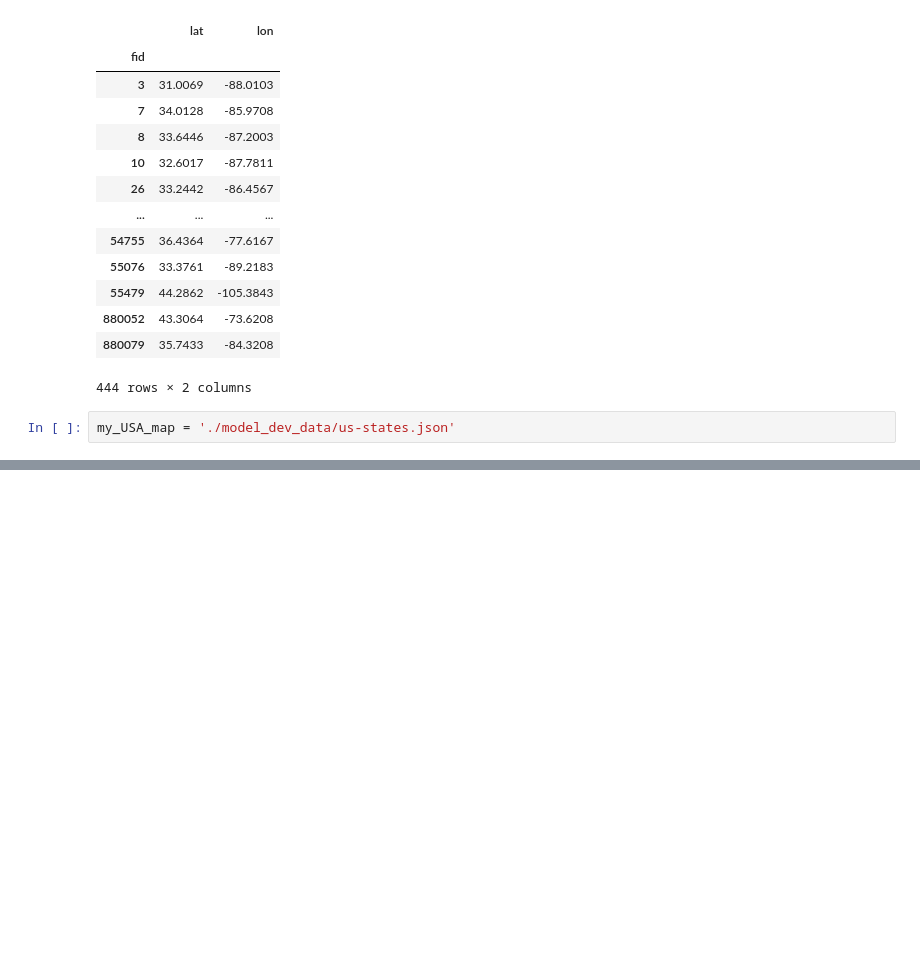
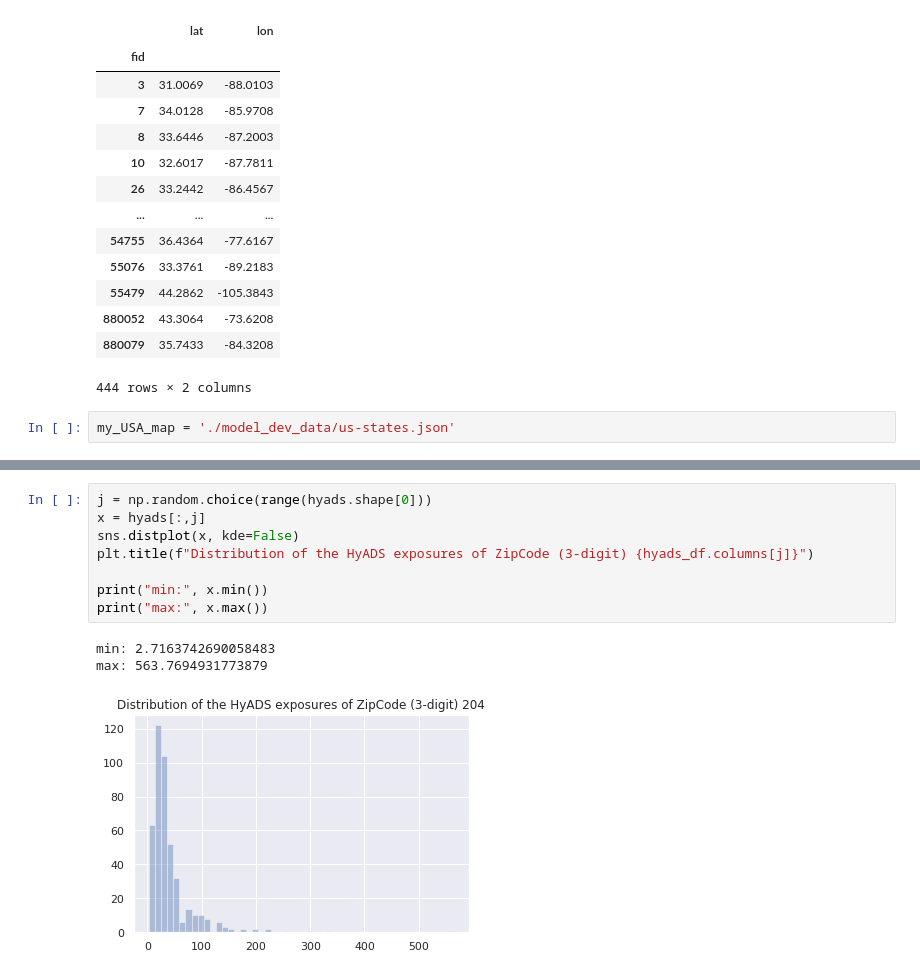
Before and after one commit to mauriciogtec/power-plants, a Jupyter notebook: hyads_mixture.ipynb, the cells around one changed output, grey strips where cells are left out. Cells and saved outputs as stored; diff of their text form; blank space fills up the shorter version.

```diff
--- a/hyads_mixture.ipynb
+++ b/hyads_mixture.ipynb
@@ -92,0 +124,12 @@ For now, let's fix the number of components
+# %%
+j = np.random.choice(range(hyads.shape[0]))
+x = hyads[:,j]
+sns.distplot(x, kde=False)
+plt.title(f"Distribution of the HyADS exposures of ZipCode (3-digit) {hyads_df.columns[j]}")
+
+print("min:", x.min())
+print("max:", x.max())
+# %% [output]
+min: 2.7163742690058483
+max: 563.7694931773879
+[figure, added]
```
Also changed, not shown: parts of 29 cells of this notebook.
